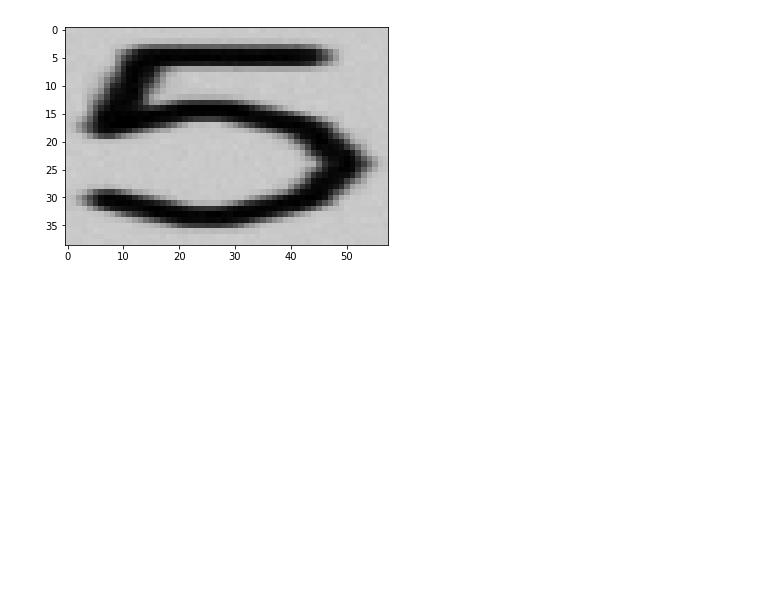
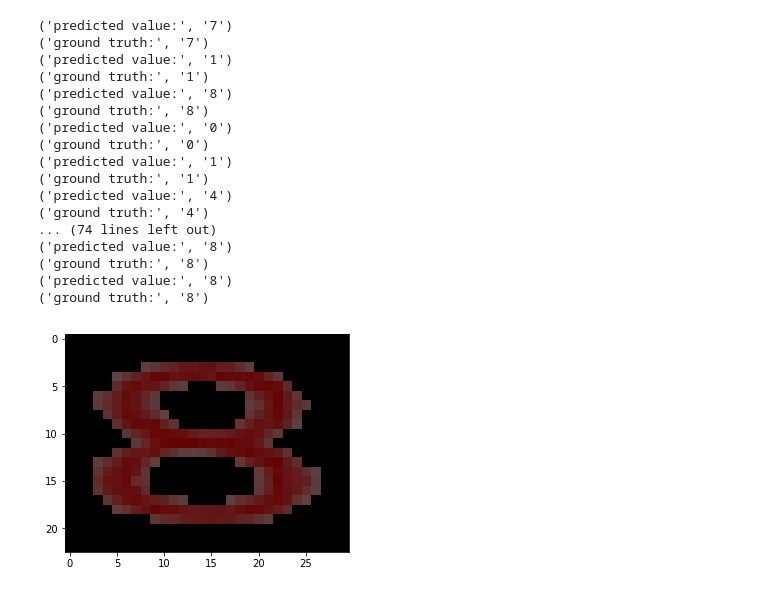
Before and after one commit to kzizz/license_plate_detection_CNN, a Jupyter notebook: number retrain models.ipynb, the cells around one changed output. Saved outputs shown, nothing was run; the diff lists cells and outputs as text; code cells hidden in the pictures; blank space fills up the shorter version.

```diff
--- a/number retrain models.ipynb
+++ b/number retrain models.ipynb
@@ -30,8 +34,8 @@ from keras import backend
 from keras.preprocessing.image import ImageDataGenerator
 
 # load model
-number_loaded_model = load_model('numberRealModel.h5')
-# summarize model.
+number_loaded_model = load_model('numberModel.h5')
+# # summarize model.
 number_loaded_model.summary()
 # load dataset
 # %% [output]
@@ -78,5 +82,8 @@ realDataGen = ImageDataGenerator(
 # %%
 # second round of training with real data from the world
 dataPath = "./realData"
-numberDataPath = dataPath + "/parkingNumbers"
+# numberDataPath = dataPath + "/parkingNumbers"
+numberDataPath = dataPath + "/number"
+numberLabels = ['0','1','2','3','4','5','6','7','8','9']
+numberDataDictionary = {"image" : [] , "vector": [], "label": []}
 # %%
@@ -157,33 +160,52 @@ Epoch 60/60
 def testModel(img,truth):
   grayImg = cv2.cvtColor(img,cv2.COLOR_BGR2GRAY)
   img_aug = np.repeat(grayImg[..., np.newaxis], 3, -1)
   img_aug = cv2.resize(img_aug,(inputWidth,inputHeight))
   img_aug = np.expand_dims(img_aug, axis=0)
   y_predict = number_loaded_model.predict(img_aug)[0]
 #   print(y_predict)
   plt.imshow(img)
   predictVal = max(y_predict)
 #   print(predictVal)
   predictedVal_index = np.where(y_predict == predictVal)[0][0]
   predictedVal = numberLabels[predictedVal_index]
 #   groundTruth_index = np.where(datay_train[index] == 1)[0][0]
 #   groundTruth = labels[groundTruth_index]
 #   print("predicted value:",format(predictedVal))
 #   print("ground truth:",format(truth))
-  if (predictedVal != truth):
+  if (predictedVal == truth):
    print("predicted value:",format(predictedVal))
    print("ground truth:",format(truth))
 
 
-dataPath = "./realData/parkingNumbers"
+dataPath = "./realData/number"
+y_test = []
+y_true = []
 
 for file in os.listdir(dataPath):
     if(file.endswith('.png')):
         truth = file[0]
         image = cv2.imread(dataPath + '/' + file) #converts to grey scale
         width, height, dim = image.shape
 #         image = cv2.resize(image,(95,170))
         plt.imshow(image)
         testModel(image,truth)
 # %% [output]
+('predicted value:', '7')
+('ground truth:', '7')
+('predicted value:', '1')
+('ground truth:', '1')
+('predicted value:', '8')
+('ground truth:', '8')
+('predicted value:', '0')
+('ground truth:', '0')
+('predicted value:', '1')
+('ground truth:', '1')
+('predicted value:', '4')
+('ground truth:', '4')
+... (74 lines left out)
+('predicted value:', '8')
+('ground truth:', '8')
+('predicted value:', '8')
+('ground truth:', '8')
-[figure, old version]
+[figure, new version]
```
Also changed, not shown: parts of 6 cells of this notebook.
